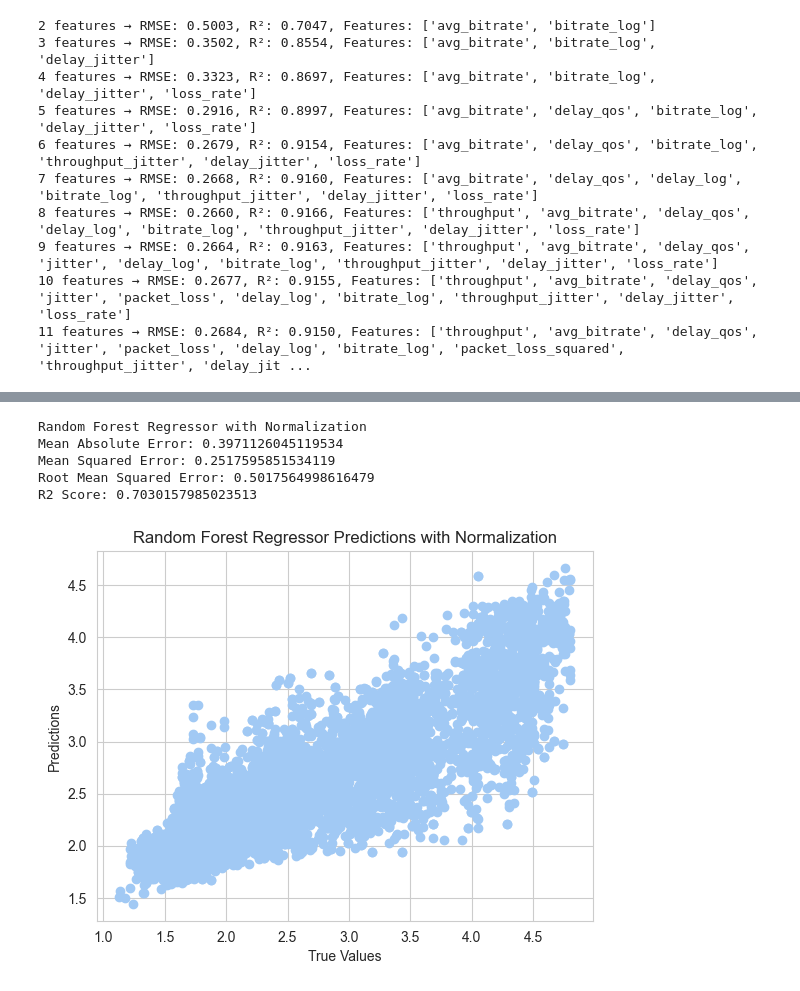
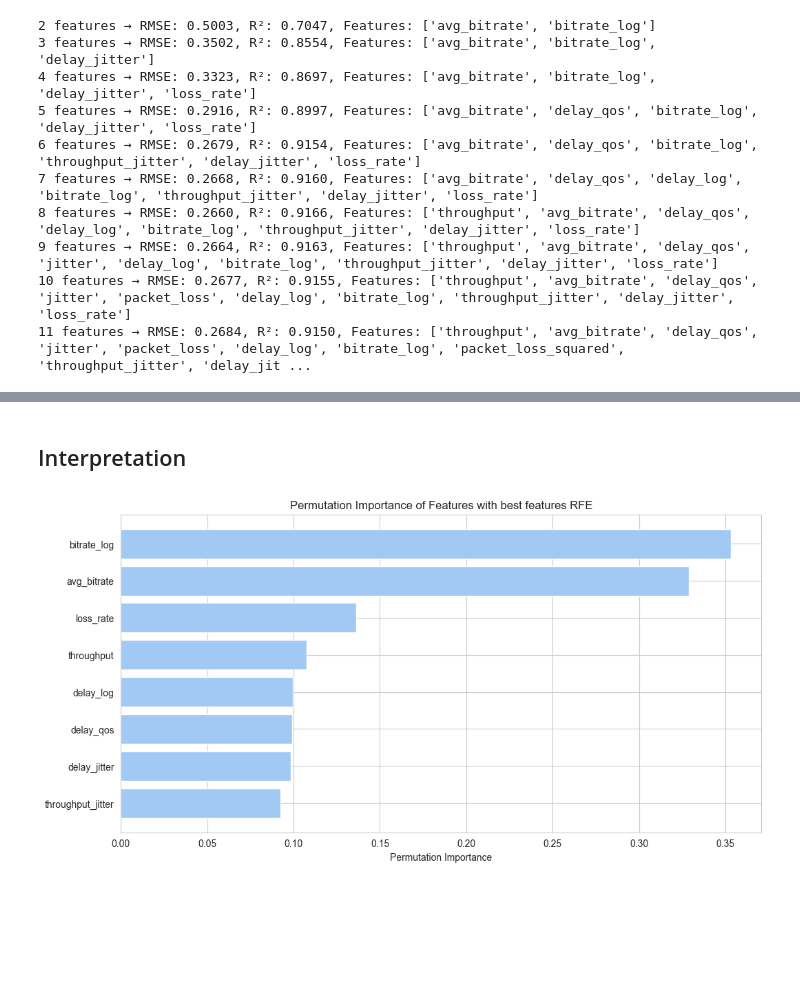
Before and after one commit to zazou-git86/MOS_QOE_Selenium, a Jupyter notebook: MOS_QOE_Selenium.ipynb, the cells around one changed output, grey strips where cells are left out. Cells and saved outputs as stored; diff of their text form; code cells hidden in the pictures; blank space fills up the shorter version.

Commit message:
Permutation importance

```diff
--- a/MOS_QOE_Selenium.ipynb
+++ b/MOS_QOE_Selenium.ipynb
@@ -537,26 +537,15 @@ R2 Score: 0.9163426841308262
-# %%
-#test de la normalisation
-scaler = StandardScaler()
-X_best = data[['throughput', 'avg_bitrate', 'delay_qos', 'delay_log', 'bitrate_log', 'throughput_jitter', 'delay_jitter', 'loss_rate']]
-X_best = normalize(X_best)
-X_train, X_test, y_train, y_test = train_test_split(X_best, y, test_size=0.2, random_state=42)
-rf = RandomForestRegressor(n_estimators=600, max_depth=48, max_features=0.2)
-rf.fit(X_train, y_train)
-rf_pred = rf.predict(X_test)
-print("Random Forest Regressor with Normalization")
-print("Mean Absolute Error:", mean_absolute_error(y_test, rf_pred))
-print("Mean Squared Error:", mean_squared_error(y_test, rf_pred))
-print("Root Mean Squared Error:", np.sqrt(mean_squared_error(y_test, rf_pred)))
-print("R2 Score:", r2_score(y_test, rf_pred))
-plt.scatter(y_test, rf_pred)
-plt.xlabel('True Values')
-plt.ylabel('Predictions')
-plt.title('Random Forest Regressor Predictions with Normalization')
-plt.show()
-# %% [output]
-Random Forest Regressor with Normalization
-Mean Absolute Error: 0.3971126045119534
-Mean Squared Error: 0.2517595851534119
-Root Mean Squared Error: 0.5017564998616479
-R2 Score: 0.7030157985023513
-[figure, removed]
+# %% [markdown]
+## Interpretation
+# %%
+#Permutation Importance
+perm_importance = permutation_importance(rf, X_test, y_test, n_repeats=30, random_state=42, scoring='r2')
+#print (perm_importance)
+sorted_idx = perm_importance.importances_mean.argsort()
+plt.figure(figsize=(12, 6))
+plt.barh(range(len(sorted_idx)), perm_importance.importances_mean[sorted_idx], align="center")
+plt.yticks(range(len(sorted_idx)), X_best.columns[sorted_idx])
+plt.xlabel("Permutation Importance")
+plt.title("Permutation Importance of Features with best features RFE")
+plt.show()
+# %% [output]
+[figure, added]
```
Also changed, not shown: parts of 2 cells of this notebook.
